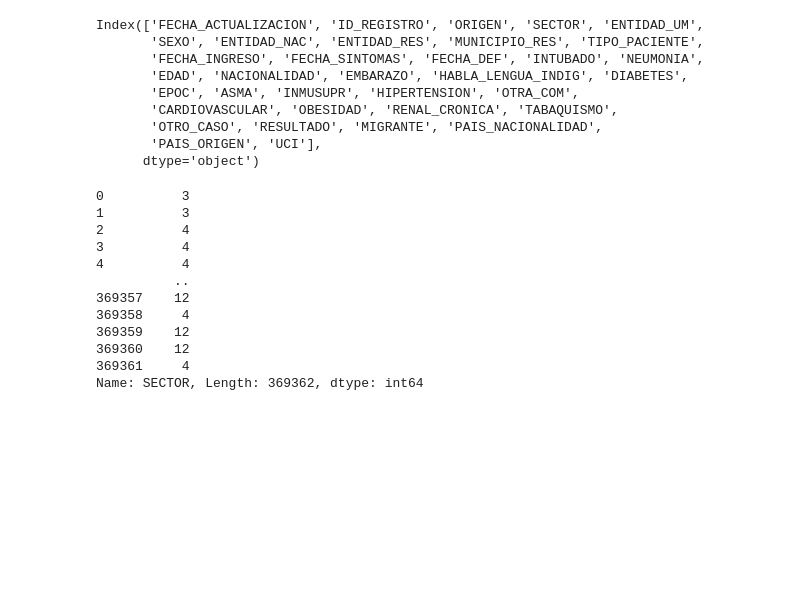
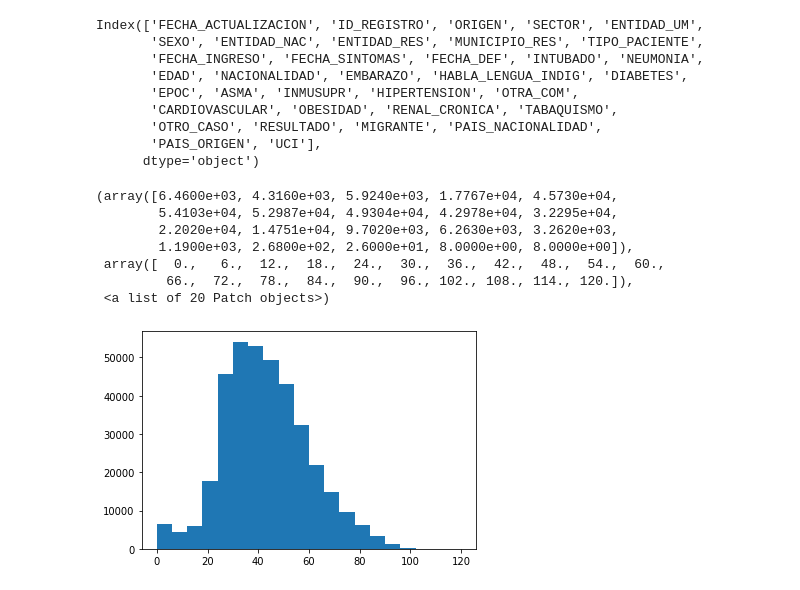
Before and after one commit to artthuro6/Covid-19, a Jupyter notebook: Modelo 1 - Covid.ipynb, the cells around one changed output. Cells and saved outputs as stored; diff of their text form; code cells hidden in the pictures; blank space fills up the shorter version.

```diff
--- a/Modelo 1 - Covid.ipynb
+++ b/Modelo 1 - Covid.ipynb
@@ -26,18 +32,14 @@ Index(['FECHA_ACTUALIZACION', 'ID_REGISTRO', 'ORIGEN', 'SECTOR', 'ENTIDAD_UM',
        'OTRO_CASO', 'RESULTADO', 'MIGRANTE', 'PAIS_NACIONALIDAD',
        'PAIS_ORIGEN', 'UCI'],
       dtype='object')
-# %%
-data["SECTOR"]
-# %% [output]
-0          3
-1          3
-2          4
-3          4
-4          4
-          ..
-369357    12
-369358     4
-369359    12
-369360    12
-369361     4
-Name: SECTOR, Length: 369362, dtype: int64
+# %%
+plt.hist(data["EDAD"], bins=20)
+# %% [output]
+(array([6.4600e+03, 4.3160e+03, 5.9240e+03, 1.7767e+04, 4.5730e+04,
+        5.4103e+04, 5.2987e+04, 4.9304e+04, 4.2978e+04, 3.2295e+04,
+        2.2020e+04, 1.4751e+04, 9.7020e+03, 6.2630e+03, 3.2620e+03,
+        1.1900e+03, 2.6800e+02, 2.6000e+01, 8.0000e+00, 8.0000e+00]),
+ array([  0.,   6.,  12.,  18.,  24.,  30.,  36.,  42.,  48.,  54.,  60.,
+         66.,  72.,  78.,  84.,  90.,  96., 102., 108., 114., 120.]),
+ <a list of 20 Patch objects>)
+[figure, added]
```
Also changed, not shown: parts of 9 cells of this notebook.
